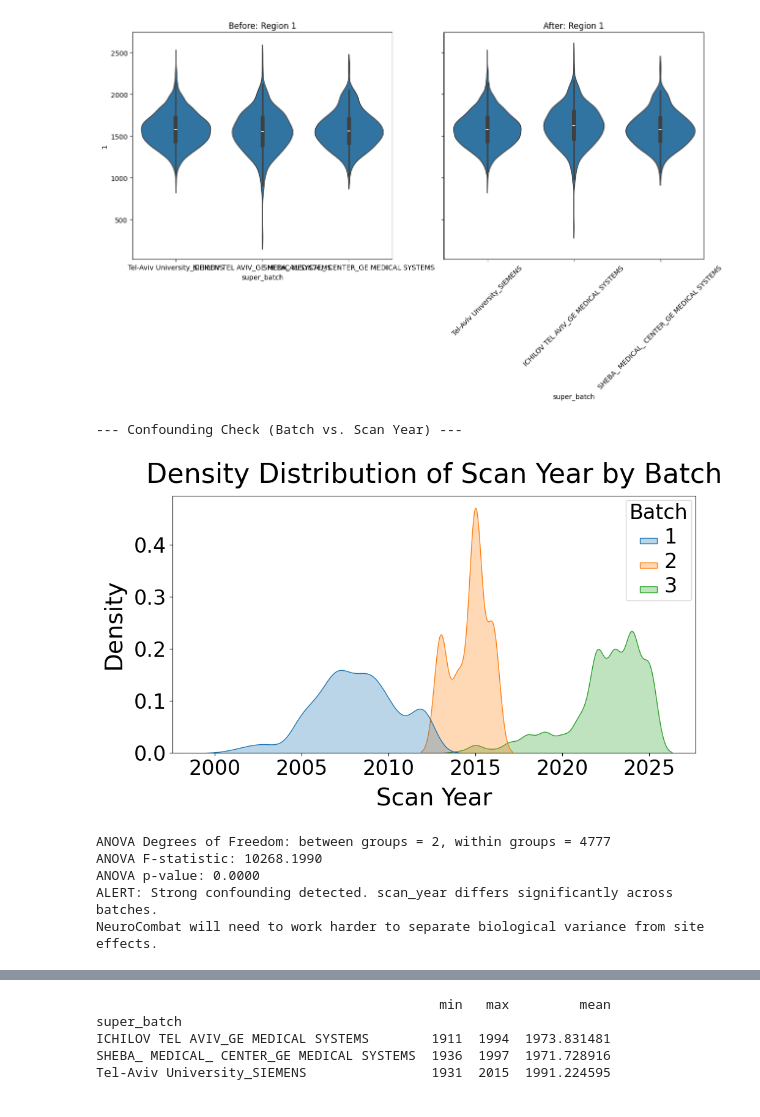
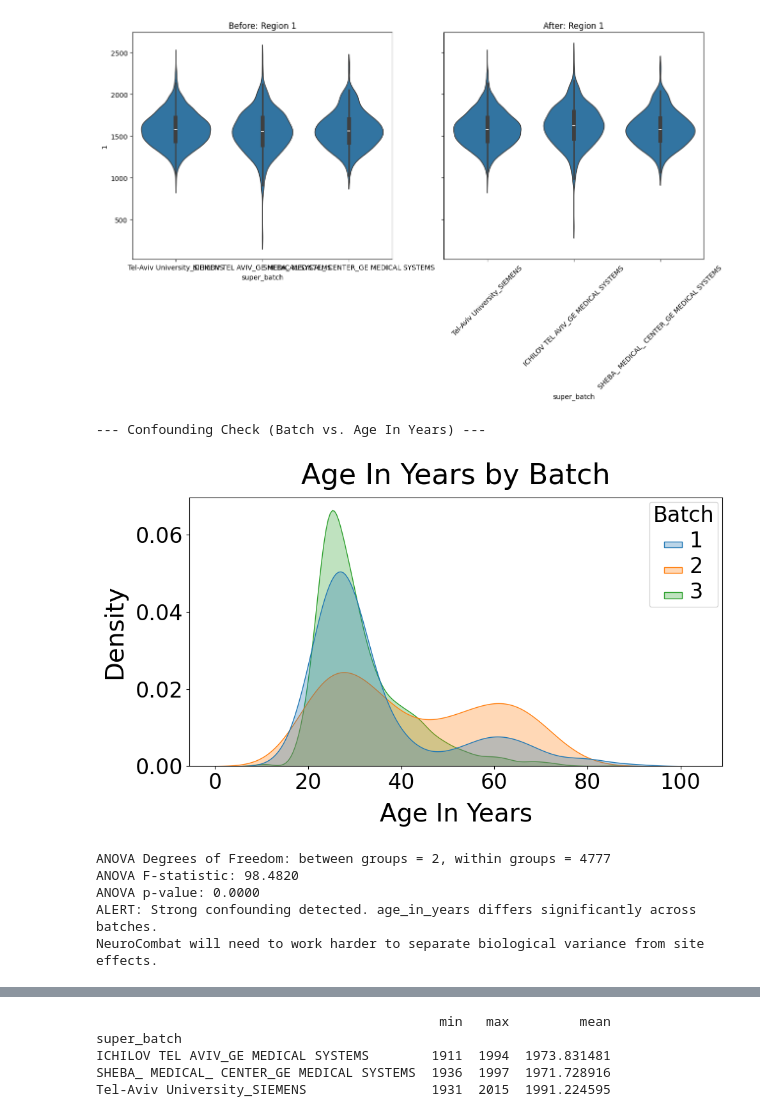
Before and after one commit to GaiaNegev13/legacy_pipe, a Jupyter notebook: 1_preprocess_pipeline/step8.5_refactored_harmonization.ipynb, the cells around one changed output, grey strips where cells are left out. Saved outputs shown, nothing was run; the diff lists cells and outputs as text; code cells hidden in the pictures.

Commit message:
updated plot title

```diff
--- a/1_preprocess_pipeline/step8.5_refactored_harmonization.ipynb
+++ b/1_preprocess_pipeline/step8.5_refactored_harmonization.ipynb
@@ -133,14 +133,14 @@ Variable: tiv | ANOVA p-value: 0.0001
 # %%
 import src.cleaning_funcs as cf
 # %%
-cf.check_confounding(df_covariates, 'scan_year')
+cf.check_confounding(df_covariates, 'age_in_years')
 # %% [output]
---- Confounding Check (Batch vs. Scan Year) ---
+--- Confounding Check (Batch vs. Age In Years) ---
-[figure, old version]
+[figure, new version]
 ANOVA Degrees of Freedom: between groups = 2, within groups = 4777
-ANOVA F-statistic: 10268.1990
+ANOVA F-statistic: 98.4820
 ANOVA p-value: 0.0000
-ALERT: Strong confounding detected. scan_year differs significantly across batches.
+ALERT: Strong confounding detected. age_in_years differs significantly across batches.
 NeuroCombat will need to work harder to separate biological variance from site effects.
 # %%
 for var in dependent_vars:
```
Also changed, not shown: parts of 2 cells of this notebook.
